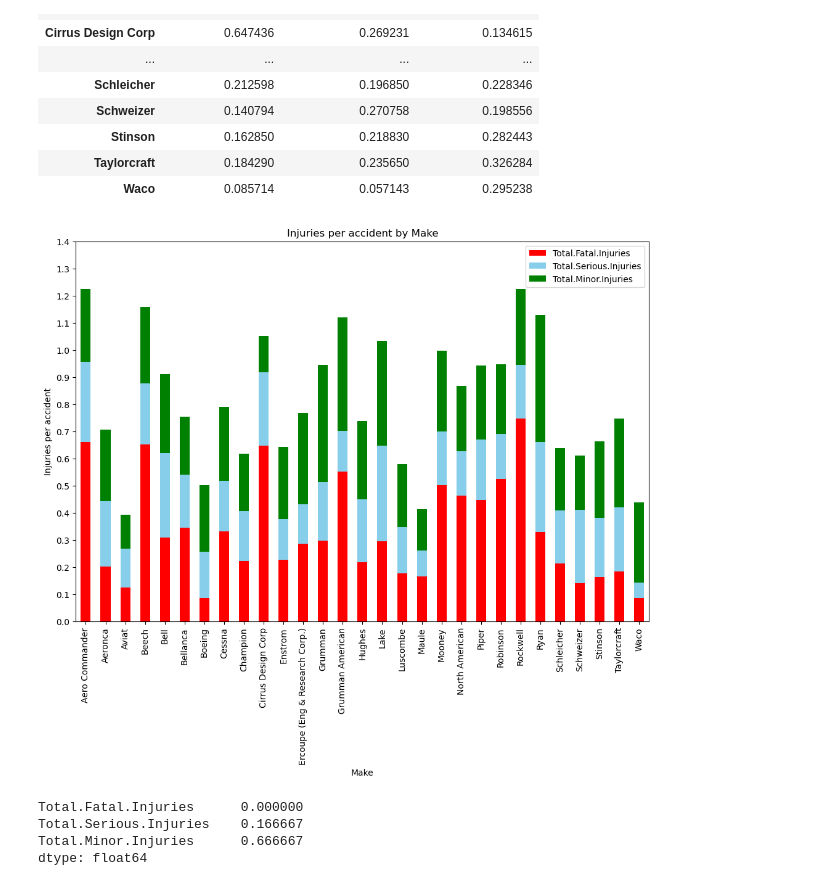
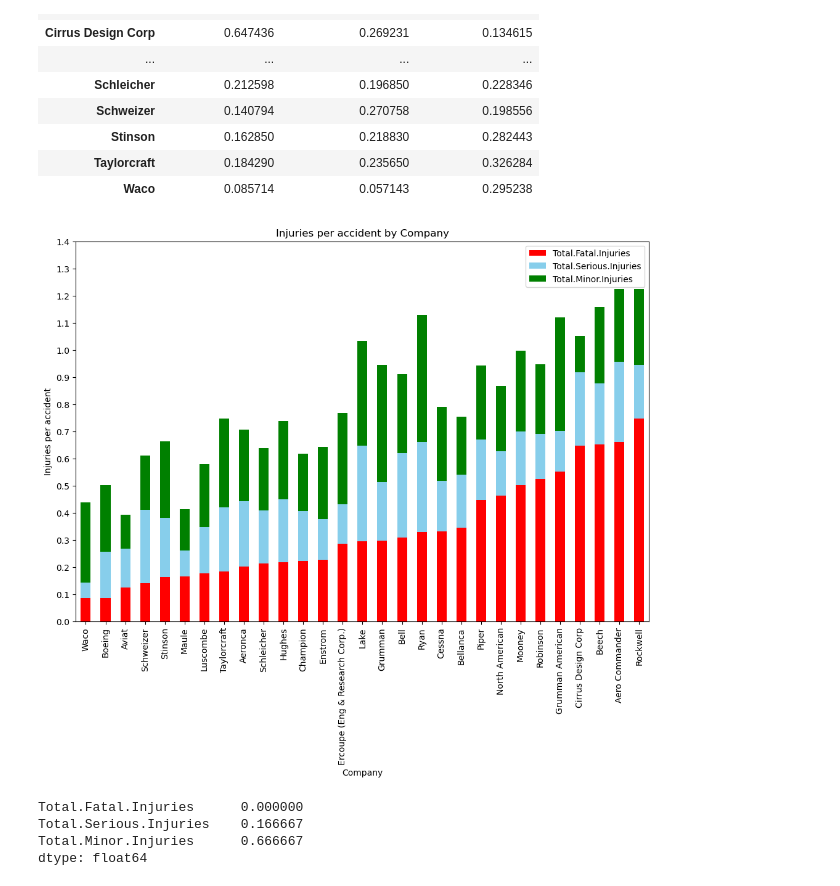
Before and after one commit to Reynch/dsc-phase-1-project-v3, a Jupyter notebook: student.ipynb, the cells around one changed output. Cells and saved outputs as stored; diff of their text form; code cells hidden in the pictures.

Commit message:
Finishing touches on visualizations

```diff
--- a/student.ipynb
+++ b/student.ipynb
@@ -301,17 +313,17 @@ personal_df.groupby('Make')[['Total.Fatal.Injuries','Total.Serious.Injuries','To
 # %%
 injury_personal = personal_df.groupby('Make')[['Total.Fatal.Injuries','Total.Serious.Injuries','Total.Minor.Injuries']].mean()
 # %%
-ax = injury_personal.plot(kind = 'bar', stacked = True, color=['red', 'skyblue', 'green'], figsize = (12,8))
-ax.set_xlabel('Make')
+ax = injury_personal.sort_values(by='Total.Fatal.Injuries').plot(kind = 'bar', stacked = True, color=['red', 'skyblue', 'green'], figsize = (12,8))
+ax.set_xlabel('Company')
 ax.set_ylabel('Injuries per accident')
-ax.set_title('Injuries per accident by Make')
+ax.set_title('Injuries per accident by Company')
 plt.yticks(np.arange(0, 1.5, 0.1));
 
 
 #An option to save the figure
 #plt.savefig('injuries_per_accident_by_make', dpi = 1500, bbox_inches="tight")
 # %% [output]
-[figure, old version]
+[figure, new version]
 # %%
 personal_df[(personal_df['Make'] == 'Waco') & (personal_df['make_and_model'] == 'Waco Ymf-5')][['Total.Fatal.Injuries','Total.Serious.Injuries','Total.Minor.Injuries']].mean()
 # %% [output]
```
Also changed, not shown: parts of 10 cells of this notebook, 1 other file.
